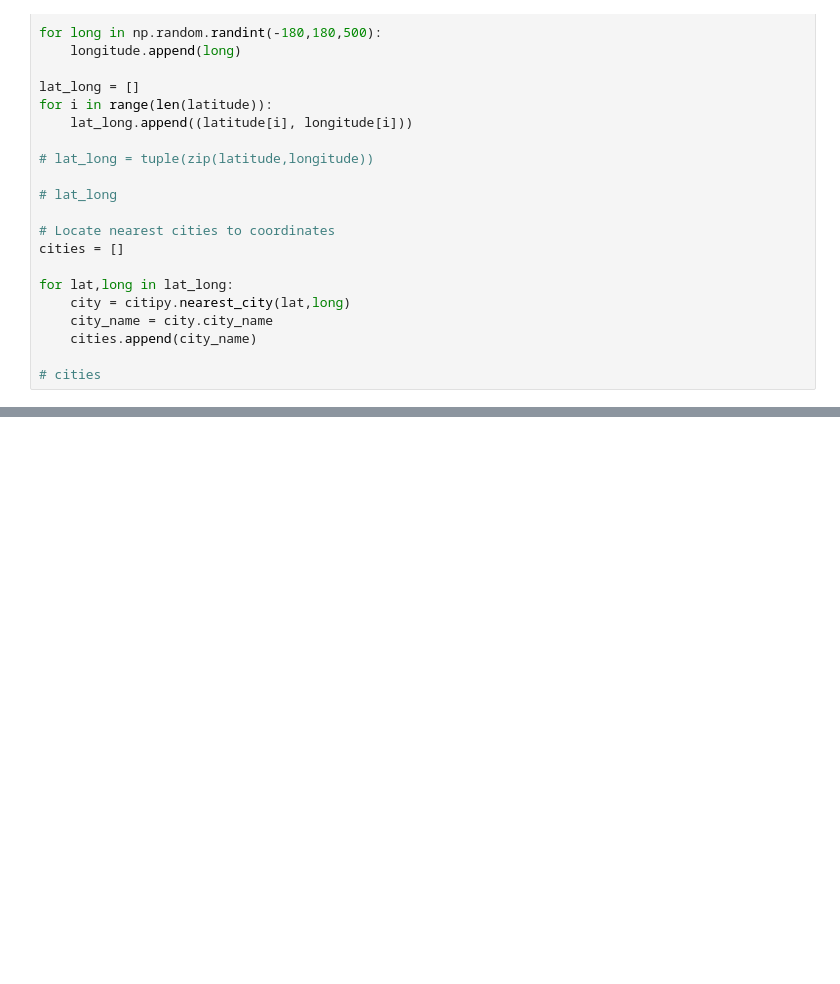
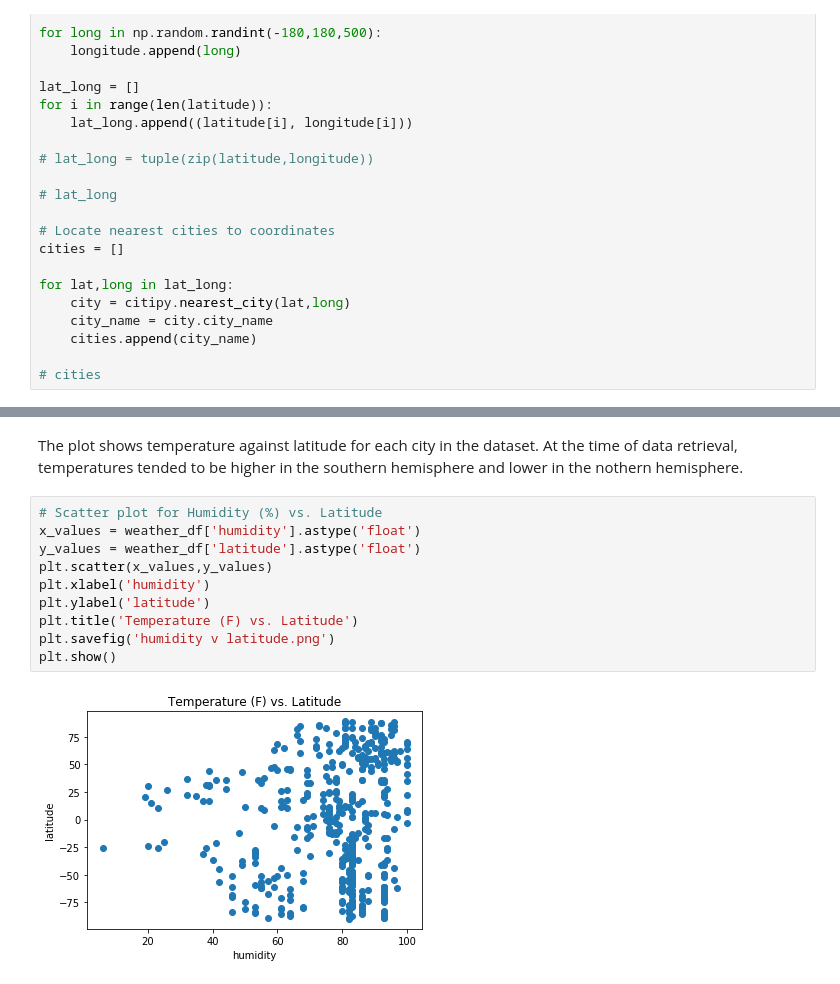
Before and after one commit to abbyabridged/python-api-challenge, a Jupyter notebook: WeatherPy/WeatherPy.ipynb, the cells around one changed output, grey strips where cells are left out. Saved outputs shown, nothing was run; the diff lists cells and outputs as text; blank space fills up the shorter version.

```diff
--- a/WeatherPy/WeatherPy.ipynb
+++ b/WeatherPy/WeatherPy.ipynb
@@ -266,0 +287,14 @@ weather_df.to_csv("weather.csv")
+# %% [markdown]
+The plot shows temperature against latitude for each city in the dataset. At the time of data retrieval, temperatures tended to be higher in the southern hemisphere and lower in the nothern hemisphere.
+# %%
+# Scatter plot for Humidity (%) vs. Latitude
+x_values = weather_df['humidity'].astype('float')
+y_values = weather_df['latitude'].astype('float')
+plt.scatter(x_values,y_values)
+plt.xlabel('humidity')
+plt.ylabel('latitude')
+plt.title('Temperature (F) vs. Latitude')
+plt.savefig('humidity v latitude.png')
+plt.show()
+# %% [output]
+[figure, added]
```
Also changed, not shown: parts of 15 cells of this notebook, 5 other files.
